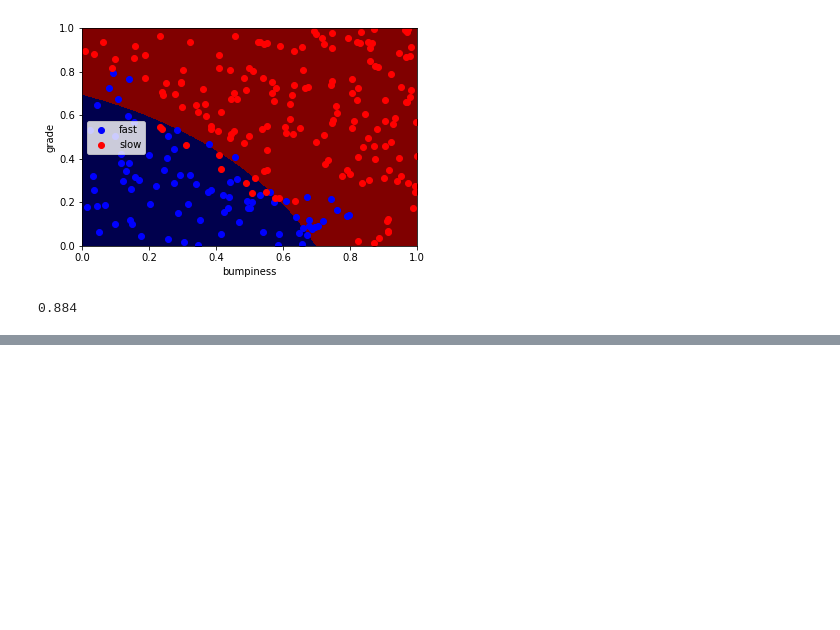
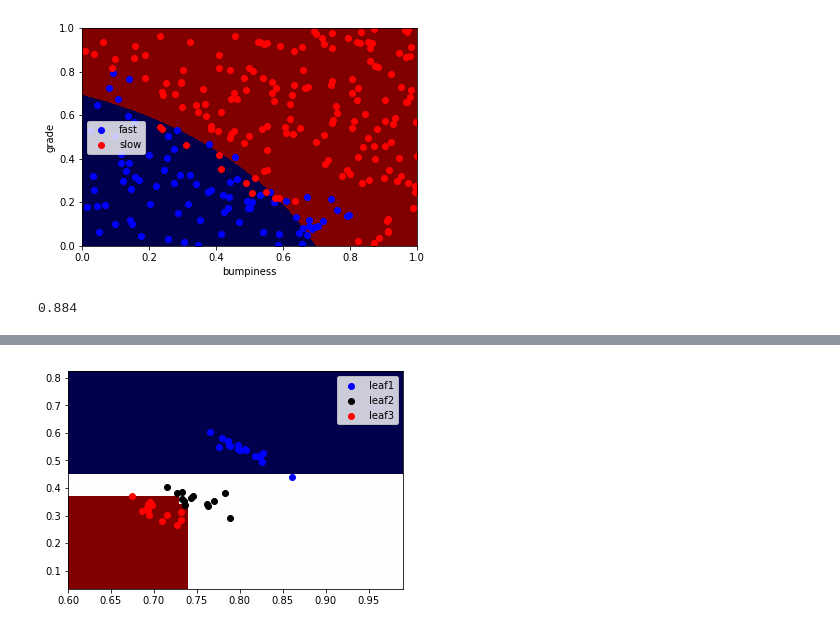
Before and after one commit to unnikrishnansivakumar/pandas-refresher, a Jupyter notebook: Scipy and scikit learn first steps.ipynb, the cells around one changed output, grey strips where cells are left out. Cells and saved outputs as stored; diff of their text form; code cells hidden in the pictures; blank space fills up the shorter version.

```diff
--- a/Scipy and scikit learn first steps.ipynb
+++ b/Scipy and scikit learn first steps.ipynb
@@ -135,0 +275,40 @@ print accuracy_score(clf.predict(X_test),y_test)
+# %%
+#creating a mesh for plotting
+
+
+xx_max = np.max(iris_dt[0])
+xx_min = np.min(iris_dt[0])
+yy_max = np.max(iris_dt[1])
+yy_min = np.min(iris_dt[1])
+h = 0.01
+
+xx_max = 1
+xx_min = 0.6
+
+xaxis = np.arange(xx_min,xx_max,h)
+yaxis = np.arange(yy_min,yy_max,h)
+
+xx,yy = np.meshgrid(xaxis,yaxis)
+
+Z = clf.predict(np.c_[xx.ravel(),yy.ravel()])
+
+Z = Z.reshape(np.shape(xx))
+
+leaf_1_f1 = [if_test[i,0] for i in range(len(il_test)) if il_test[i]== 0]
+leaf_1_f2 = [if_test[i,1] for i in range(len(il_test)) if il_test[i]== 0]
+leaf_2_f1 = [if_test[i,0] for i in range(len(il_test)) if il_test[i]== 1]
+leaf_2_f2 = [if_test[i,1] for i in range(len(il_test)) if il_test[i]== 1]
+leaf_3_f1 = [if_test[i,0] for i in range(len(il_test)) if il_test[i]== 2]
+leaf_3_f2 = [if_test[i,1] for i in range(len(il_test)) if il_test[i]== 2]
+
+
+plt.pcolormesh( xx, yy, Z,cmap = plt.cm.seismic)
+plt.scatter(leaf_1_f1,leaf_1_f2,color = "blue", label= "leaf1")
+plt.scatter(leaf_2_f1,leaf_2_f2,color = "black", label= "leaf2")
+plt.scatter(leaf_3_f1,leaf_3_f2,color = "red", label= "leaf3")
+
+plt.legend()
+
+plt.show()
+# %% [output]
+[figure, added]
```
Also changed, not shown: parts of 23 cells of this notebook.
